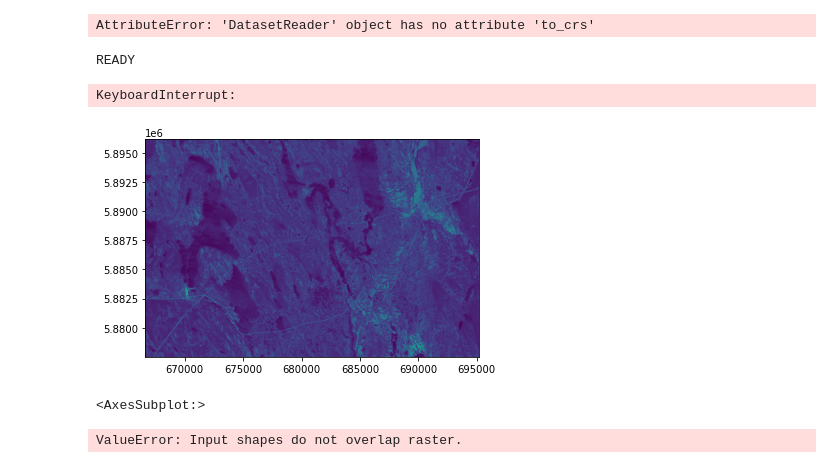
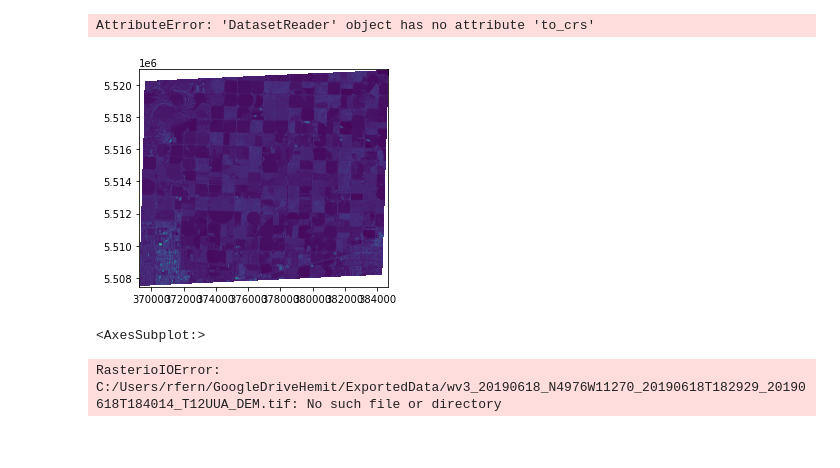
Before and after one commit to rfernand387/arosics, a Jupyter notebook: WV3toMSIspatialmatching.ipynb, the cells around one changed output. Saved outputs shown, nothing was run; the diff lists cells and outputs as text; code cells hidden in the pictures.

```diff
--- a/WV3toMSIspatialmatching.ipynb
+++ b/WV3toMSIspatialmatching.ipynb
@@ -11,20 +11,33 @@
 # inputs
 
 # select global or local coregistration
-COREGTYPE = "global"
+COREGTYPE = "local"
 
 # specify WV3 product path and subproduct index
 WV3asset = "users/hemitshah/NEON/WV3CanadaCCRS" # Collection of WV3 tiles in GEE used to specify bounds of MSI data to subset
-WV3id = "wv3_20170612_N5310W06629" # The WV3 image ID, corresponds to "TITLEPrope" property of WV3 asset
-WV3path = "C:\\Users\\rfern\\downscaling\\010543783100_01\\" # Local path of WV3 product , we only use the MS data, it can have multiple images
-WV3datafolder = "010543783100_01_P002_MUL\\"  # Name of folder where the WV3 bands we will use lies
-WV3product  = "17JUN12154136-M2AS-010543783100_01_P002"  # Name of The WV3 image within the product
-WV3band = 3 # the band we hope matches the MSIBand (1=red, 2=blue, 3=green, 4=NIR)
+#WV3id = "wv3_20170612_N5310W06629" # The WV3 image ID, corresponds to "TITLEPrope" property of WV3 asset
+#WV3path = "C:\\Users\\rfern\\downscaling\\010543783100_01\\" # Local path of WV3 product , we only use the MS data, it can have multiple images
+#WV3datafolder = "010543783100_01_P002_MUL\\"  # Name of folder where the WV3 bands we will use lies
+#WV3product  = "17JUN12154136-M2AS-010543783100_01_P002"  # Name of The WV3 image within the product
+WV3id = "wv3_20190618_N4976W11270" # lethbridge The WV3 image ID, corresponds to "TITLEPrope" property of WV3 asset
+WV3path = "C:\\Users\\rfern\\downscaling\\012103460040_01\\" # Lethbridge Local path of WV3 product , we only use the MS data, it can have multiple images
+WV3datafolder = "012103460040_01_P001_MUL\\"  # Lethbridge Name of folder where the WV3 bands we will use lies
+WV3product  = "19JUN18191029-M2AS-012103460040_01_P001"  # Lethbridge Name of The WV3 image within the product
+#WV3id = "wv3_20170811_N5433W11722" # The WV3 image ID, corresponds to "TITLEPrope" property of WV3 asset
+#WV3path = "C:\\Users\\rfern\\downscaling\\011834405010_01\\" # Local path of WV3 product , we only use the MS data, it can have multiple images
+#WV3datafolder = "011834405010_01_P002_MUL\\"  # Name of folder where the WV3 bands we will use lies
+#WV3product  = "17JUN12154136-M2AS-010543783100_01_P002"  # Name of The WV3 image within the product
+
+sigmaPSF = 0 # stdef of PSF filtr applied to reference WV3 band
+WV3res = 2 # resolution in m of input WV3 band
+WV3band = 1 # the band we hope matches the MSIBand (1=red, 2=blue, 3=green, 4=NIR)
 WV3filename = WV3path+WV3datafolder+WV3product  # constructed full file name except for suffix
 
 # specify the Sentinel 2 MSI Product in Google Earth Engine we will use as reference for co-registration
 MSIasset = "COPERNICUS/S2/"  # L1C GEE collection
-MSIid = "20170612T153911_20170612T153906_T19UFU" # Should have cloud free overlap with WV3 image. 0=no data
+#MSIid = "20170612T153911_20170612T153906_T19UFU" # wabush Should have cloud free overlap with WV3 image. 0=no data
+MSIid = "20190618T182929_20190618T184014_T12UUA" # lethbridge Should have cloud free overlap with WV3 image. 0=no data
+#MSIid = "0170811T185921_20170811T190305_T11UMA # Fox Creek Should have cloud free overlap with WV3 image. 0=no data
 MSIband = "B3" # the band we will use for coregistration
 resample = 5 # resampling factor applied to MSI data prior to registration
 Gdrive_cloud = "ExportedData" # The google drive on the cloud that is synced to local workstation
@@ -215,9 +260,6 @@ task = ee.batch.Export.image.toDrive(
             );
 
 task.start()
-# %% [output]
-READY
-KeyboardInterrupt:
 # %%
 taskstat = task.status()['state']
 print(taskstat)
@@ -227,45 +287,30 @@ print(task.status())
 # %%
 # check MSIimage on  local drive (optional) - it may be bigger than the WV3 image as WV3 products have multiple images in footprint
-MSItest = rasterio.open(MSIfilename+".tif",nodata=0)
+#MSItest = rasterio.open(MSIfilename+"_"+str(resample)+".tif",nodata=0)
+MSItest = rasterio.open(MSIfilename+"_"+str(resample)+"_"+str(sigmaPSF)+".tif",nodata=0)
+
 plot.show(MSItest)
 # %% [output]
-[figure, old version]
+[figure, new version]
 <AxesSubplot:>
 # %%
-# subset and upsample the MSI image we will use for registration , the resampled image will be saved on the local google drive
-with rasterio.open(MSIfilename+".tif",nodata=0) as MSI:
+# subset and upsample the DEM image
+with rasterio.open(MSIfilename+"_DEM.tif",nodata=0) as MSI:
     MSI_img, MSI_transform = rasterio.mask.mask(MSI, getFeatures(WV3poly), crop=True)
     profile = MSI.profile
     profile.update({"driver": "GTiff",
                      "height": MSI_img.shape[1],
                      "width": MSI_img.shape[2],
                      "transform": MSI_transform,
-                     "crs": WV3poly.crs ,
+                     "crs": WV3.crs ,
                       "nodata":0 }
                        )
     with MemoryFile() as memfile:
         with memfile.open(**profile) as src: # Open as DatasetWriter
             src.write(MSI_img)
             del MSI_img
-            resample_rasterdisk(src,MSIfilename+"_"+str(resample)+".tif",resample)
+            resample_rasterdisk(src,WV3filename+COREGTYPE+"_shadow.tif",resample)
+# %% [output]
+RasterioIOError: C:/Users/rfern/GoogleDriveHemit/ExportedData/wv3_20190618_N4976W11270_20190618T182929_20190618T184014_T12UUA_DEM.tif: No such file or directory
-# %%
-# subset and upsample the DEM image
-with rasterio.open(MSIfilename+"_DEM.tif",nodata=0) as MSI:
-    MSI_img, MSI_transform = rasterio.mask.mask(MSI, getFeatures(WV3poly), crop=True)
-    profile = MSI.profile
-    profile.update({"driver": "GTiff",
-                     "height": MSI_img.shape[1],
-                     "width": MSI_img.shape[2],
-                     "transform": MSI_transform,
-                     "crs": WV3poly.crs ,
-                      "nodata":0 }
-                       )
-    with MemoryFile() as memfile:
-        with memfile.open(**profile) as src: # Open as DatasetWriter
-            src.write(MSI_img)
-            del MSI_img
-            resample_rasterdisk(src,WV3filename+COREGTYPE+"_shadow.tif",resample)
-# %% [output]
-ValueError: Input shapes do not overlap raster.
 # %%
 # register the WV3 image to the resampled MSI image using specified band
```
Also changed, not shown: parts of 11 cells of this notebook.
